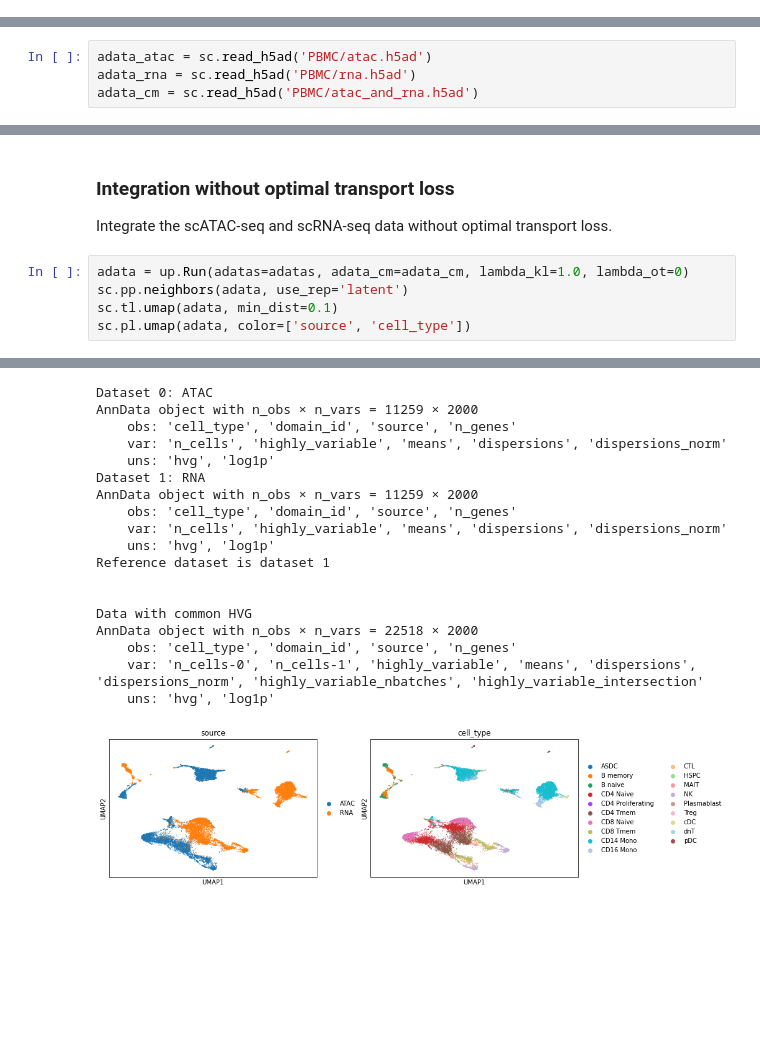
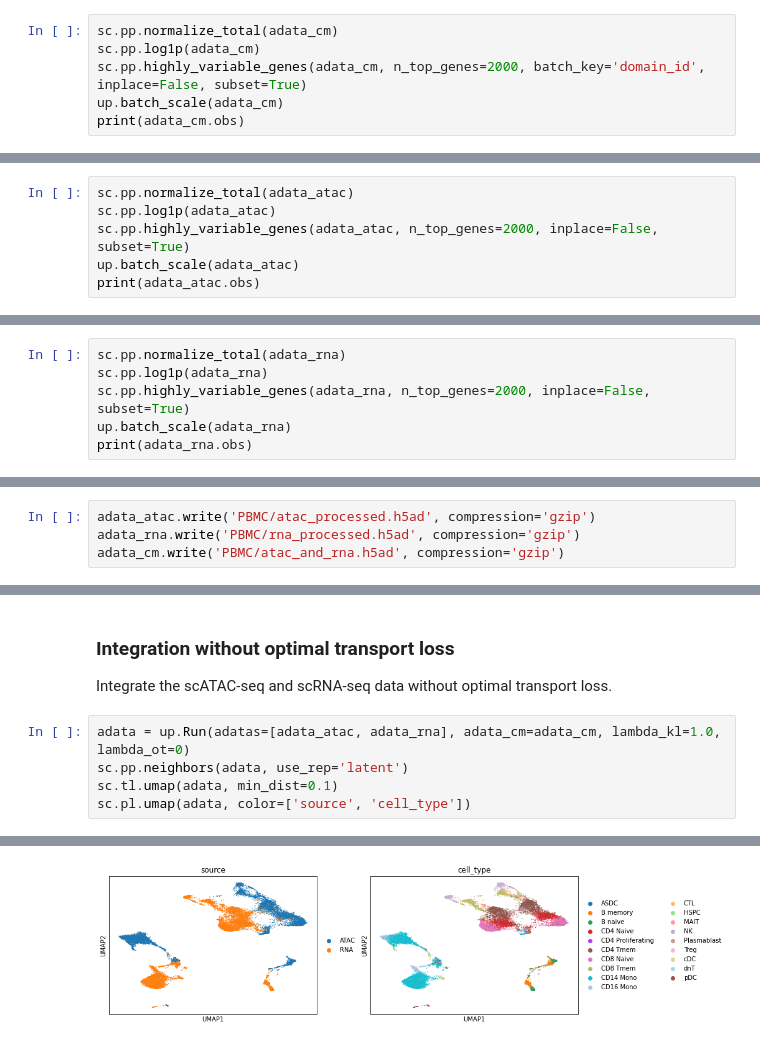
Before and after one commit to caokai1073/uniPort, a Jupyter notebook: docs/source/examples/PBMC/pbmc_integration.ipynb, the cells around one changed output, grey strips where cells are left out. Cells and saved outputs as stored; diff of their text form; blank space fills up the shorter version.

```diff
--- a/docs/source/examples/PBMC/pbmc_integration.ipynb
+++ b/docs/source/examples/PBMC/pbmc_integration.ipynb
@@ -12,0 +64,6 @@ print(up.__version__)
+# %%
+sc.pp.normalize_total(adata_cm)
+sc.pp.log1p(adata_cm)
+sc.pp.highly_variable_genes(adata_cm, n_top_genes=2000, batch_key='domain_id', inplace=False, subset=True)
+up.batch_scale(adata_cm)
+print(adata_cm.obs)
@@ -12,0 +90,6 @@ print(up.__version__)
+# %%
+sc.pp.normalize_total(adata_atac)
+sc.pp.log1p(adata_atac)
+sc.pp.highly_variable_genes(adata_atac, n_top_genes=2000, inplace=False, subset=True)
+up.batch_scale(adata_atac)
+print(adata_atac.obs)
@@ -12,0 +113,6 @@ print(up.__version__)
+# %%
+sc.pp.normalize_total(adata_rna)
+sc.pp.log1p(adata_rna)
+sc.pp.highly_variable_genes(adata_rna, n_top_genes=2000, inplace=False, subset=True)
+up.batch_scale(adata_rna)
+print(adata_rna.obs)
@@ -15,4 +136,4 @@ Read the preprocessed data.
 # %%
-adata_atac = sc.read_h5ad('PBMC/atac.h5ad')
-adata_rna = sc.read_h5ad('PBMC/rna.h5ad')
-adata_cm = sc.read_h5ad('PBMC/atac_and_rna.h5ad')
+adata_atac.write('PBMC/atac_processed.h5ad', compression='gzip')
+adata_rna.write('PBMC/rna_processed.h5ad', compression='gzip')
+adata_cm.write('PBMC/atac_and_rna.h5ad', compression='gzip')
@@ -125,7 +232,7 @@ AnnData object with n_obs × n_vars = 11259 × 2000
 ### Integration without optimal transport loss
 Integrate the scATAC-seq and scRNA-seq data without optimal transport loss.
 # %%
-adata = up.Run(adatas=adatas, adata_cm=adata_cm, lambda_kl=1.0, lambda_ot=0)
+adata = up.Run(adatas=[adata_atac, adata_rna], adata_cm=adata_cm, lambda_kl=1.0, lambda_ot=0)
 sc.pp.neighbors(adata, use_rep='latent')
 sc.tl.umap(adata, min_dist=0.1)
 sc.pl.umap(adata, color=['source', 'cell_type'])
@@ -150,19 +258 @@ VAE(
-Dataset 0: ATAC
-AnnData object with n_obs × n_vars = 11259 × 2000
-    obs: 'cell_type', 'domain_id', 'source', 'n_genes'
-    var: 'n_cells', 'highly_variable', 'means', 'dispersions', 'dispersions_norm'
-    uns: 'hvg', 'log1p'
-Dataset 1: RNA
-AnnData object with n_obs × n_vars = 11259 × 2000
-    obs: 'cell_type', 'domain_id', 'source', 'n_genes'
-    var: 'n_cells', 'highly_variable', 'means', 'dispersions', 'dispersions_norm'
-    uns: 'hvg', 'log1p'
-Reference dataset is dataset 1
-
-
-Data with common HVG
-AnnData object with n_obs × n_vars = 22518 × 2000
-    obs: 'cell_type', 'domain_id', 'source', 'n_genes'
-    var: 'n_cells-0', 'n_cells-1', 'highly_variable', 'means', 'dispersions', 'dispersions_norm', 'highly_variable_nbatches', 'highly_variable_intersection'
-    uns: 'hvg', 'log1p'
-[figure, old version]
+[figure, new version]
```
Also changed, not shown: parts of 32 cells of this notebook, 15 other files.
